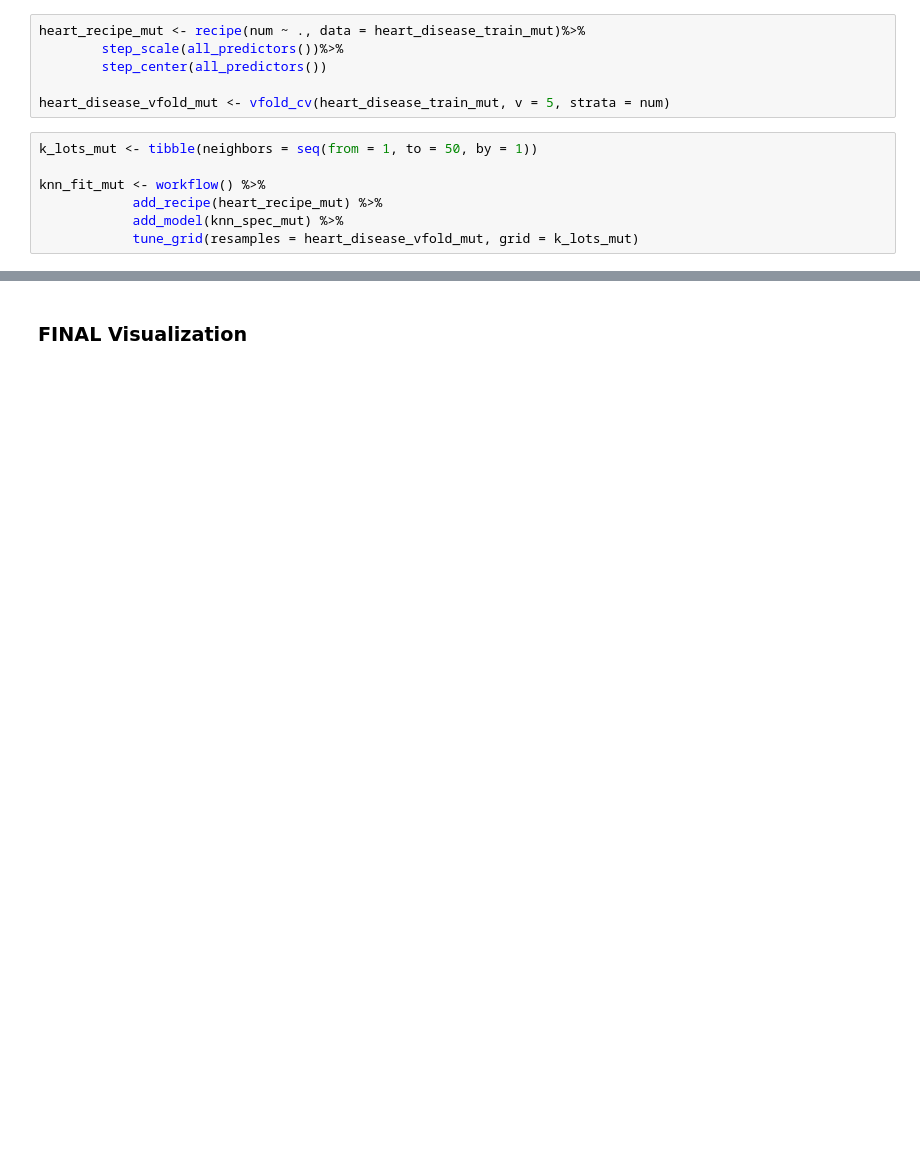
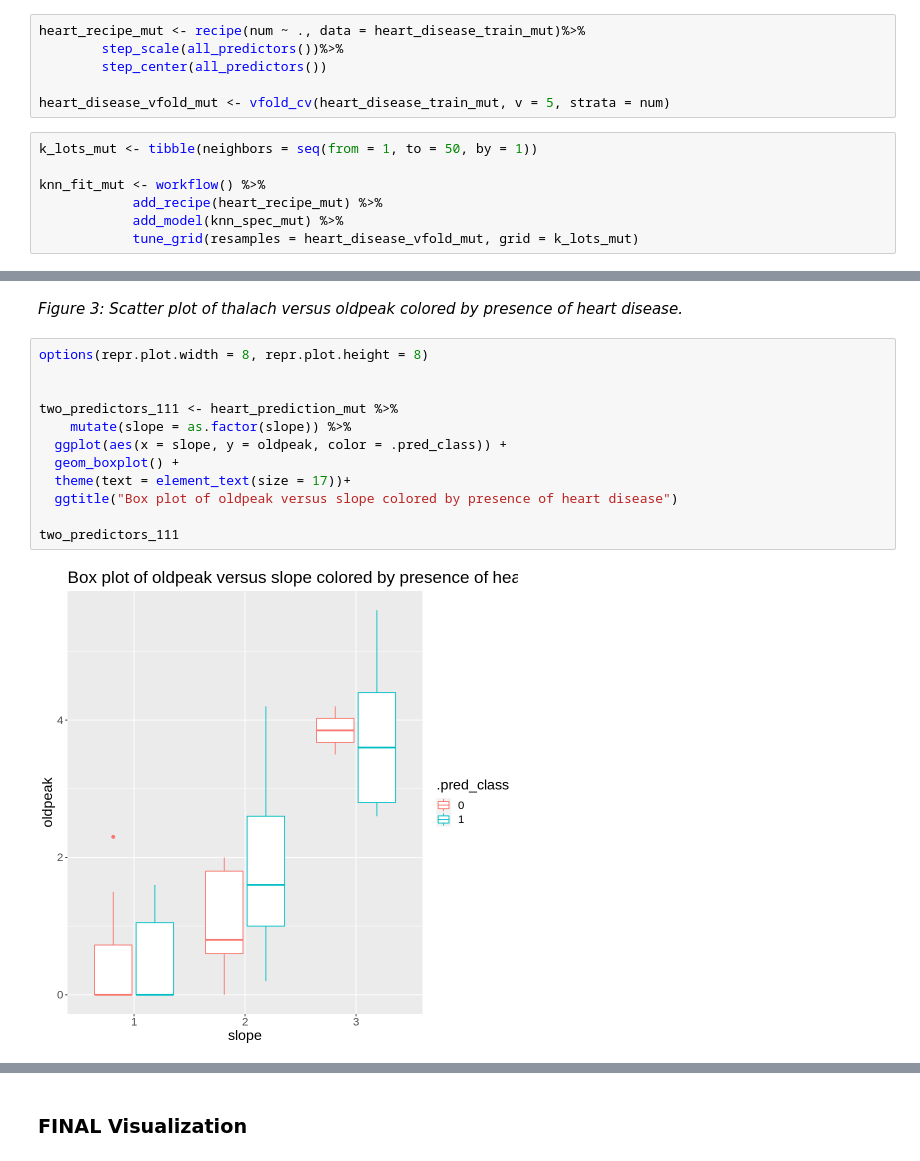
Before and after one commit to oliviahe0111/Heart-Disease-Data, a Jupyter notebook: heart_disease_data.ipynb, the cells around one changed output, grey strips where cells are left out. Drawn from its saved outputs; the diff is of its cells as text; blank space fills up the shorter version.

```diff
--- a/heart_disease_data.ipynb
+++ b/heart_disease_data.ipynb
@@ -485,0 +827,16 @@ mnist_conf_mat_mut
+# %% [markdown]
+*Figure 3: Scatter plot of thalach versus oldpeak colored by presence of heart disease.*
+# %%
+options(repr.plot.width = 8, repr.plot.height = 8)
+
+
+two_predictors_111 <- heart_prediction_mut %>%
+    mutate(slope = as.factor(slope)) %>%
+  ggplot(aes(x = slope, y = oldpeak, color = .pred_class)) +
+  geom_boxplot() +
+  theme(text = element_text(size = 17))+
+  ggtitle("Box plot of oldpeak versus slope colored by presence of heart disease")
+
+two_predictors_111
+# %% [output]
+[figure, added]
```
Also changed, not shown: parts of 46 cells of this notebook.
